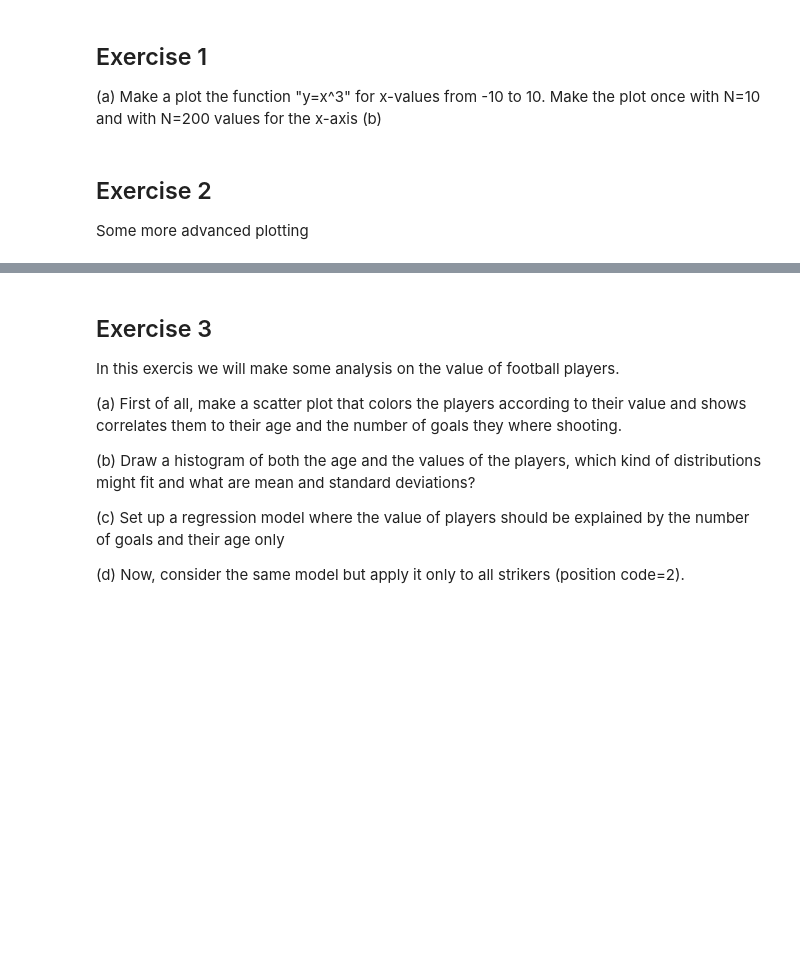
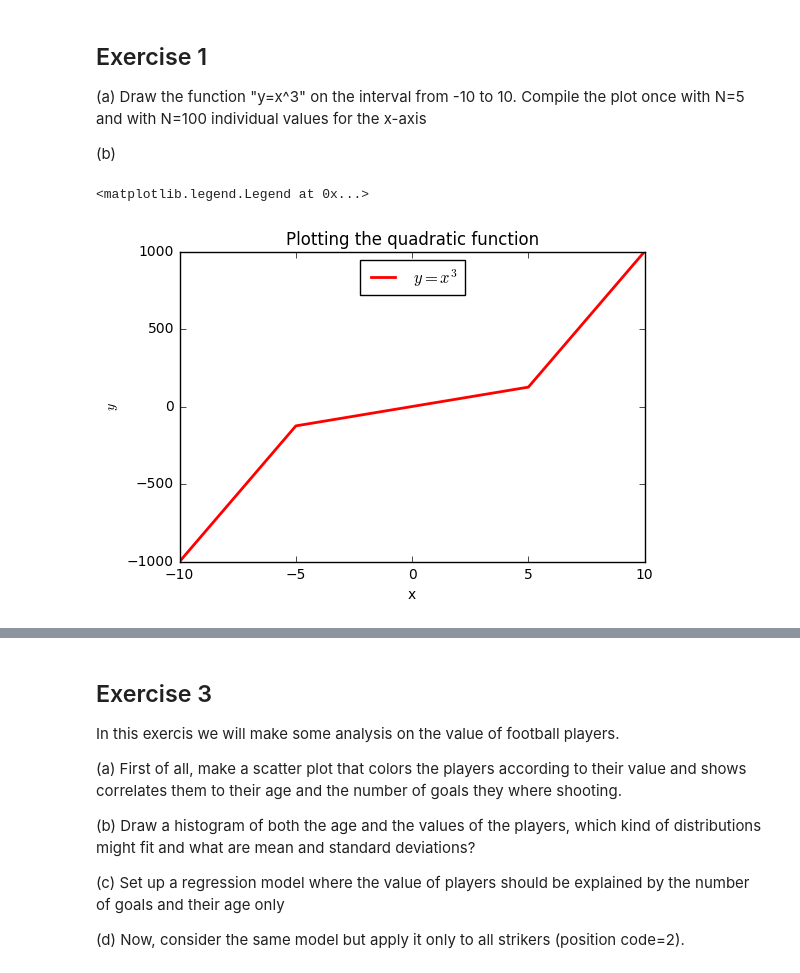
Before and after one commit to Moony2D/Python-Intro-ifo, a Jupyter notebook: PS_Scipy.ipynb, the cells around one changed output, grey strips where cells are left out. Cells and saved outputs as stored; diff of their text form; code cells hidden in the pictures; blank space fills up the shorter version.

Commit message:
Some addition of exercises
Signed-off-by: matthiashuber <huber@ifo.de>

```diff
--- a/PS_Scipy.ipynb
+++ b/PS_Scipy.ipynb
@@ -1,7 +1,23 @@
 # %% [markdown]
 ## Exercise 1
-(a) Make a plot the function "y=x^3" for x-values from -10 to 10. Make the plot once with N=10 and with N=200 values for the x-axis
+(a) Draw the function "y=x^3" on the interval from -10 to 10. Compile the plot once with N=5 and with N=100 individual values for the x-axis
+
 (b)
-# %% [markdown]
-## Exercise 2
-Some more advanced plotting
+# %%
+import numpy as np
+import matplotlib.pyplot as plt
+%matplotlib inline
+
+# (a) N=5
+x = np.linspace(-10,10,5)
+y = x**3
+
+fig, ax = plt.subplots()
+ax.plot(x, y, 'r-', linewidth=2, label = '$y = x^3$')
+ax.set_title('Plotting the quadratic function')
+ax.set_xlabel('x')
+ax.set_ylabel('$y$')
+ax.legend(loc = 'upper center')
+# %% [output]
+<matplotlib.legend.Legend at 0x...>
+[figure, added]
```
Also changed, not shown: parts of 5 cells of this notebook.
